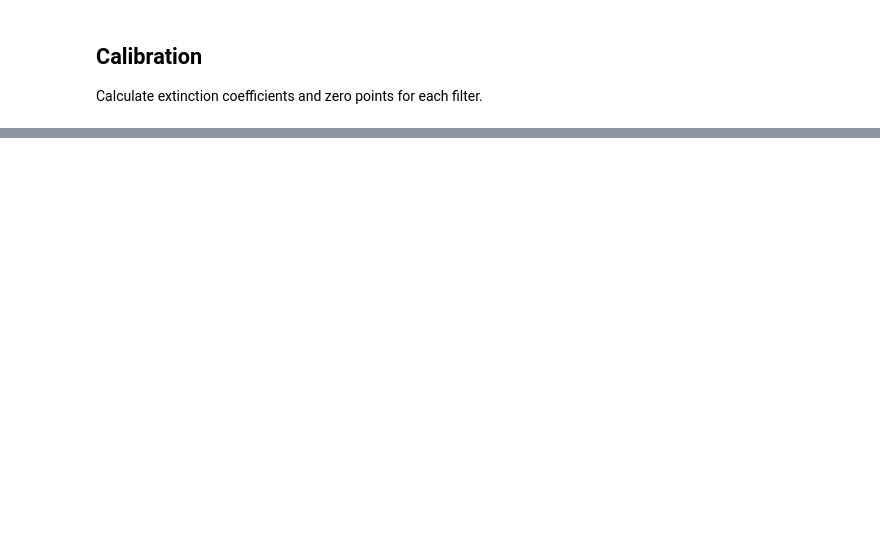
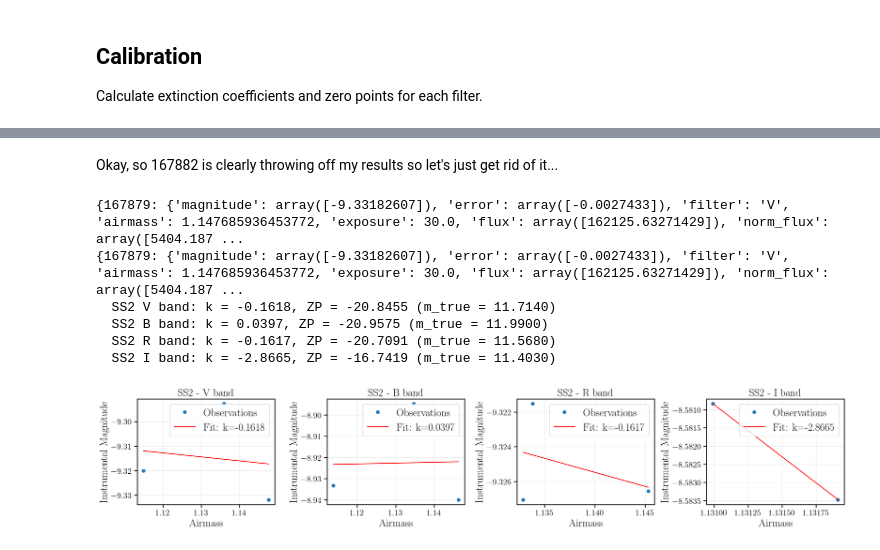
Before and after one commit to matyldarejus/TGP_Asteroids2_2025, a Jupyter notebook: Colours/photometry.ipynb, the cells around one changed output, grey strips where cells are left out. Saved outputs shown, nothing was run; the diff lists cells and outputs as text; code cells hidden in the pictures; blank space fills up the shorter version.

```diff
--- a/Colours/photometry.ipynb
+++ b/Colours/photometry.ipynb
@@ -172,9 +175,9 @@ def get_airmass(header):
     """
     if 'AIRMASS' in header:
         return header['AIRMASS']
-    elif 'ALT-REF' in header:
-        alt = header['ALT-REF']
-        if alt > 0:
+    elif 'ALTITUDE' in header:
+        alt = header['ALTITUDE']
+        if float(alt) > 0:
             zenith = 90 - alt
             return 1.0 / np.cos(np.radians(zenith))
     return 1.0  # Default if can't determine
@@ -796,0 +939,18 @@ print("TODO: Update with actual standard star magnitudes for accurate zero point
+# %% [markdown]
+Okay, so 167882 is clearly throwing off my results so let's just get rid of it...
+# %%
+print(ss2_results)
+
+ss2_results_filtered = {k: v for k, v in ss2_results.items() if k != 167882}
+
+print(ss2_results_filtered)
+
+ss2_extinction_filtered, ss2_zeropoints_filtered = calculate_extinction_and_zeropoint(ss2_results_filtered, ss2_true_mags, "SS2")
+# %% [output]
+{167879: {'magnitude': array([-9.33182607]), 'error': array([-0.0027433]), 'filter': 'V', 'airmass': 1.147685936453772, 'exposure': 30.0, 'flux': array([162125.63271429]), 'norm_flux': array([5404.187 ...
+{167879: {'magnitude': array([-9.33182607]), 'error': array([-0.0027433]), 'filter': 'V', 'airmass': 1.147685936453772, 'exposure': 30.0, 'flux': array([162125.63271429]), 'norm_flux': array([5404.187 ...
+  SS2 V band: k = -0.1618, ZP = -20.8455 (m_true = 11.7140)
+  SS2 B band: k = 0.0397, ZP = -20.9575 (m_true = 11.9900)
+  SS2 R band: k = -0.1617, ZP = -20.7091 (m_true = 11.5680)
+  SS2 I band: k = -2.8665, ZP = -16.7419 (m_true = 11.4030)
+[figure, added]
```
Also changed, not shown: parts of 12 cells of this notebook.
